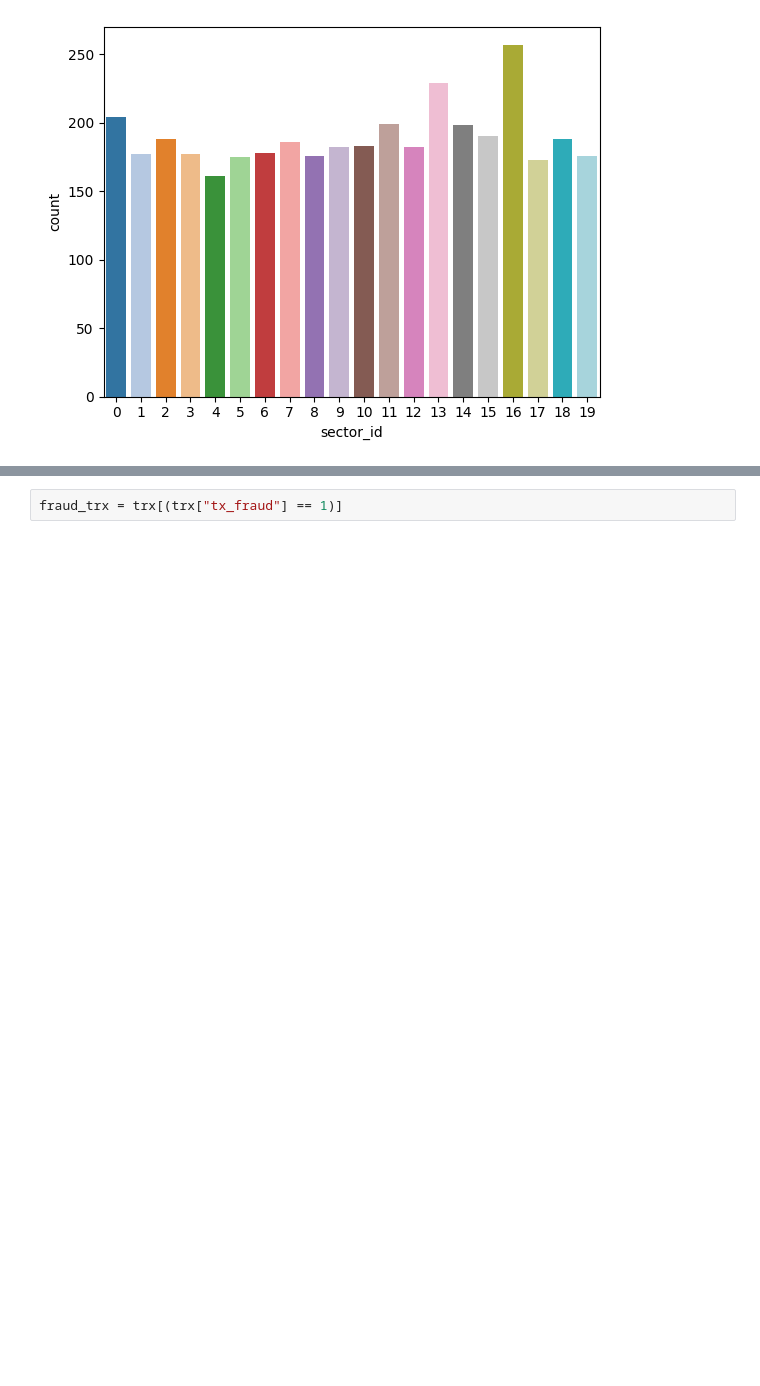
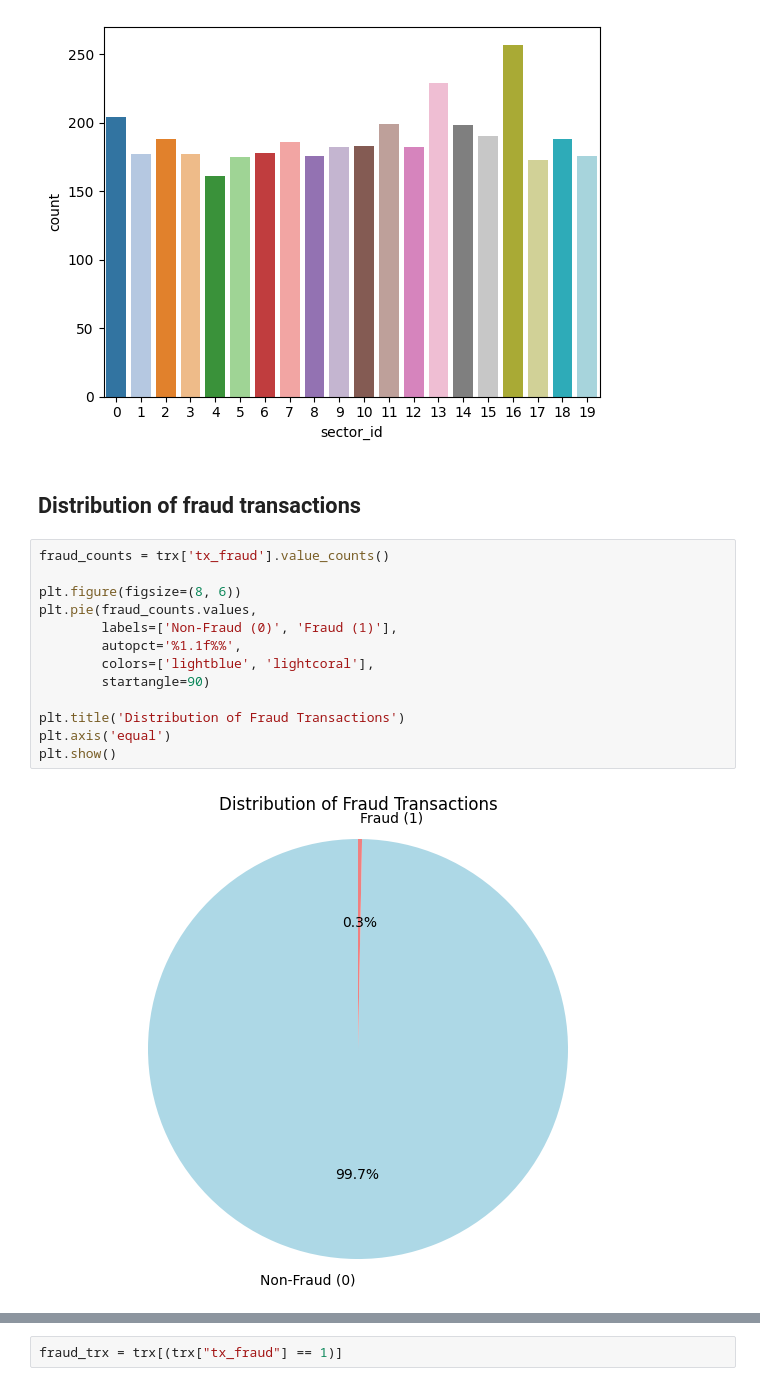
Before and after one commit to vsokoltsov/fraud-transactions-detection, a Jupyter notebook: notebooks/02_eda_v2.ipynb, the cells around one changed output, grey strips where cells are left out. Drawn from its saved outputs; the diff is of its cells as text; blank space fills up the shorter version.

```diff
--- a/notebooks/02_eda_v2.ipynb
+++ b/notebooks/02_eda_v2.ipynb
@@ -77,3 +83,20 @@ Passing `palette` without assigning `hue` is deprecated and will be removed in v
   sns.barplot(fraud_by_sector.value_counts(), palette='tab20')
 <Axes: xlabel='sector_id', ylabel='count'>
 [figure]
+# %% [markdown]
+## Distribution of fraud transactions
+# %%
+fraud_counts = trx['tx_fraud'].value_counts()
+
+plt.figure(figsize=(8, 6))
+plt.pie(fraud_counts.values,
+        labels=['Non-Fraud (0)', 'Fraud (1)'],
+        autopct='%1.1f%%',
+        colors=['lightblue', 'lightcoral'],
+        startangle=90)
+
+plt.title('Distribution of Fraud Transactions')
+plt.axis('equal')
+plt.show()
+# %% [output]
+[figure, added]
```
Also changed, not shown: parts of 5 cells of this notebook, 6 other files.
